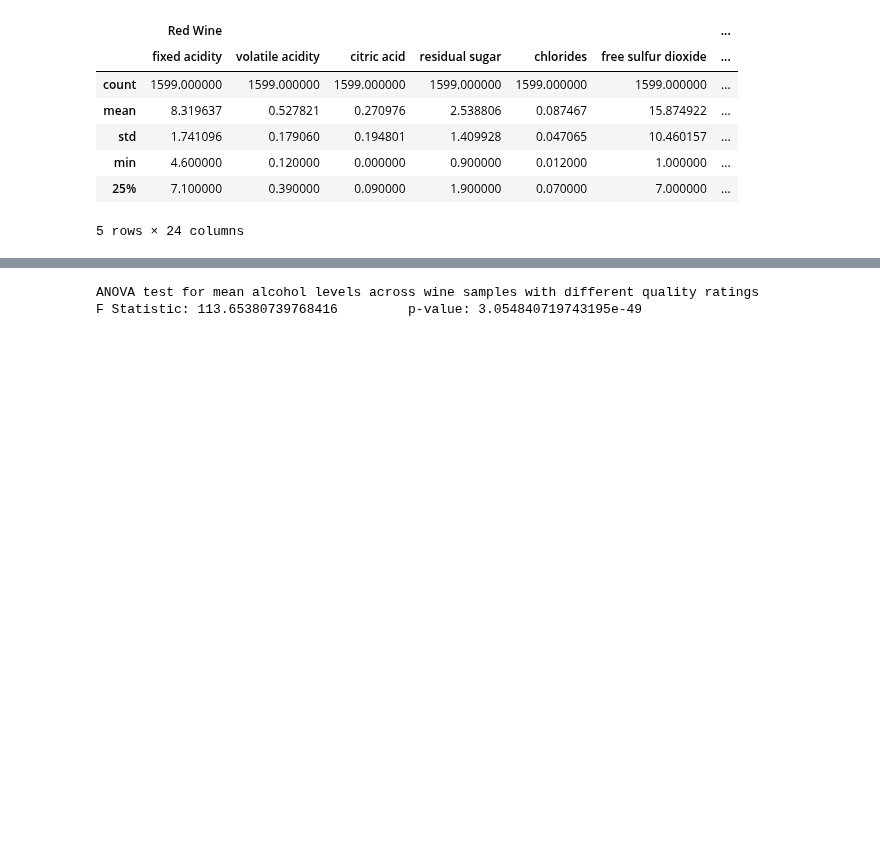
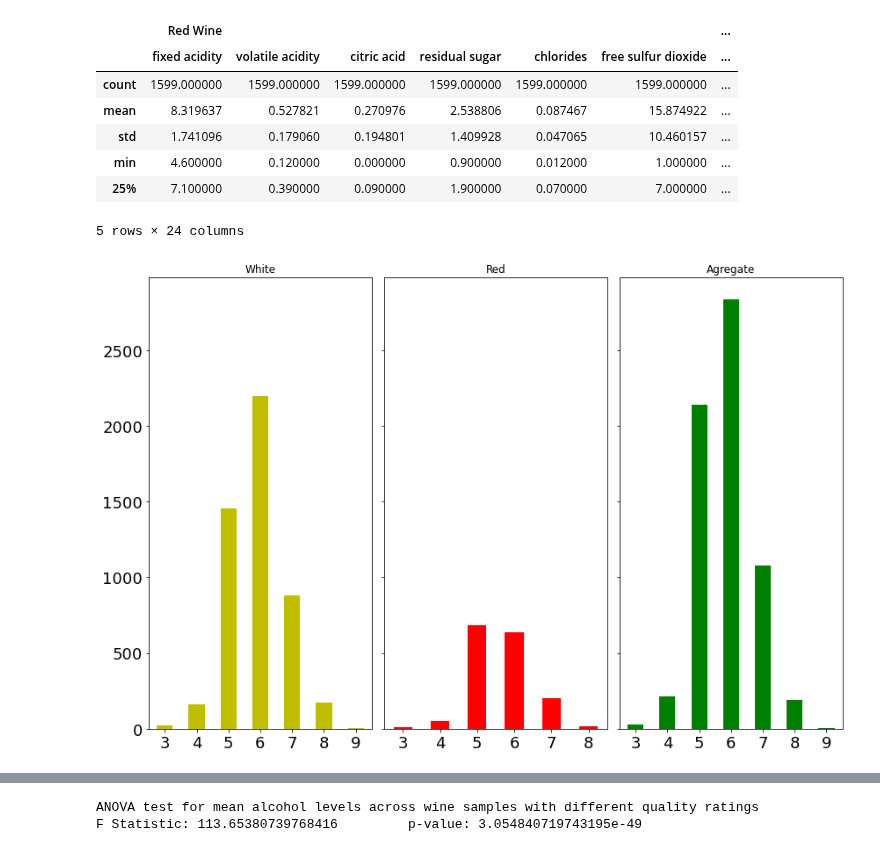
Before and after one commit to Jacopo-Spadon/Wine-not, a Jupyter notebook: Wine-not-ML.ipynb, the cells around one changed output, grey strips where cells are left out. Saved outputs shown, nothing was run; the diff lists cells and outputs as text; code cells hidden in the pictures; blank space fills up the shorter version.

```diff
--- a/Wine-not-ML.ipynb
+++ b/Wine-not-ML.ipynb
@@ -113,3 +113,22 @@ comparative_df.head()
 | min | 4.600000 | 0.120000 | 0.000000 | 0.900000 | 0.012000 | 1.000000 | ... |
 | 25% | 7.100000 | 0.390000 | 0.090000 | 1.900000 | 0.070000 | 7.000000 | ... |
 5 rows × 24 columns
+# %%
+# Vinho Verde Quality Class Distribution
+
+quality_sort=pd.Categorical([3,4,5,6,7,8,9], ordered=True)
+
+figure, axes = plt.subplots(1, 3, figsize=(12, 8), sharey=True)
+plt.subplots_adjust(hspace=.0)
+q=pd.DataFrame(data=(wines['quality'].value_counts().sort_index(level=quality_sort)))
+qred=pd.DataFrame(data=(red_df['quality'].value_counts().sort_index(level=quality_sort)))
+qwhite=pd.DataFrame(data=(white_df['quality'].value_counts().sort_index(level=quality_sort)))
+
+qred.plot(ax=axes[1], kind='bar', rot=0, fontsize=18, legend=None, color='r'); axes[1].set_title('Red')
+qwhite.plot(ax=axes[0], kind='bar', rot=0, fontsize=18, legend=None, color='y'); axes[0].set_title('White')
+q.plot(ax=axes[2], y="quality", kind="bar", rot=0, fontsize=18, legend=None, color='g').set_title('Agregate');
+
+#figure.suptitle('Vinho Verde Quality Class Distribution');
+plt.tight_layout()
+# %% [output]
+[figure, added]
```
Also changed, not shown: parts of 9 cells of this notebook.
